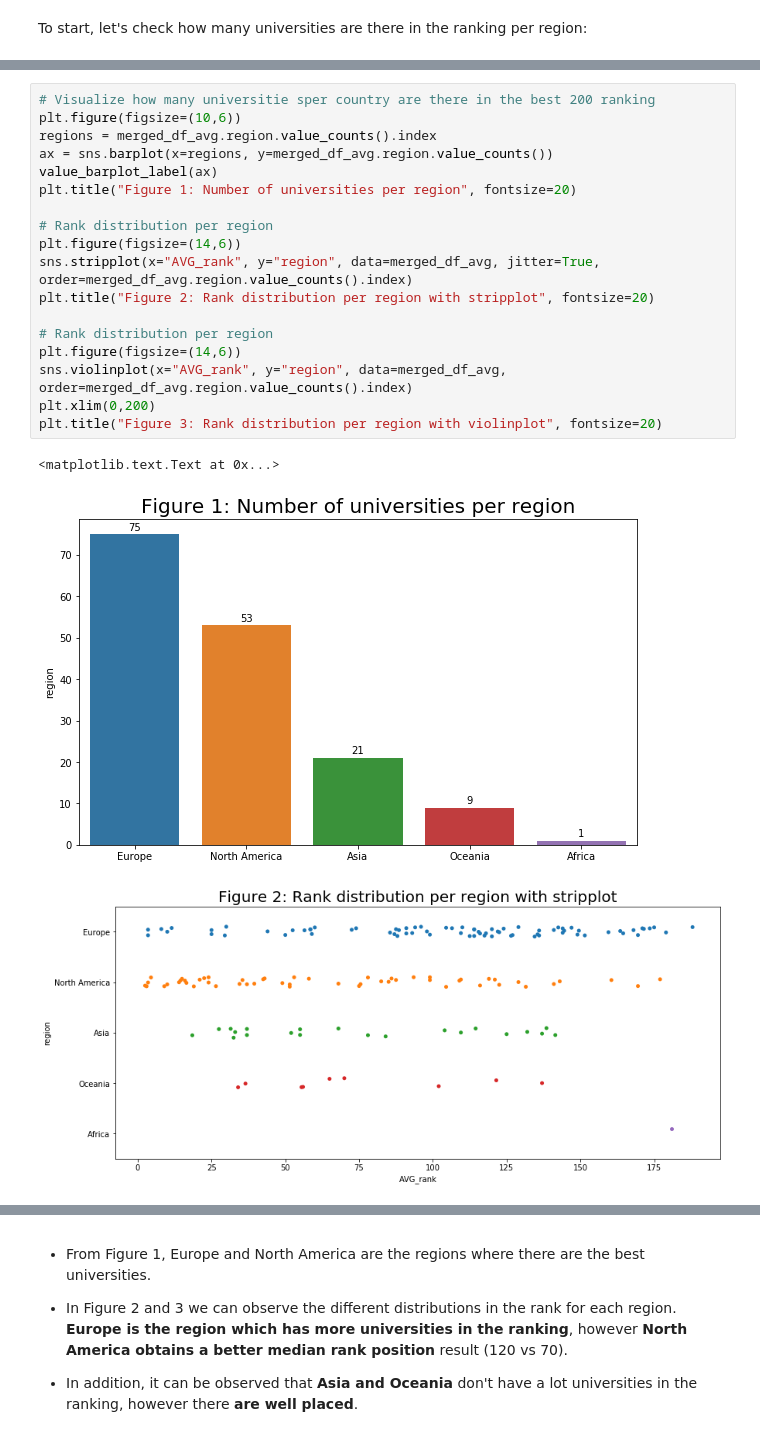
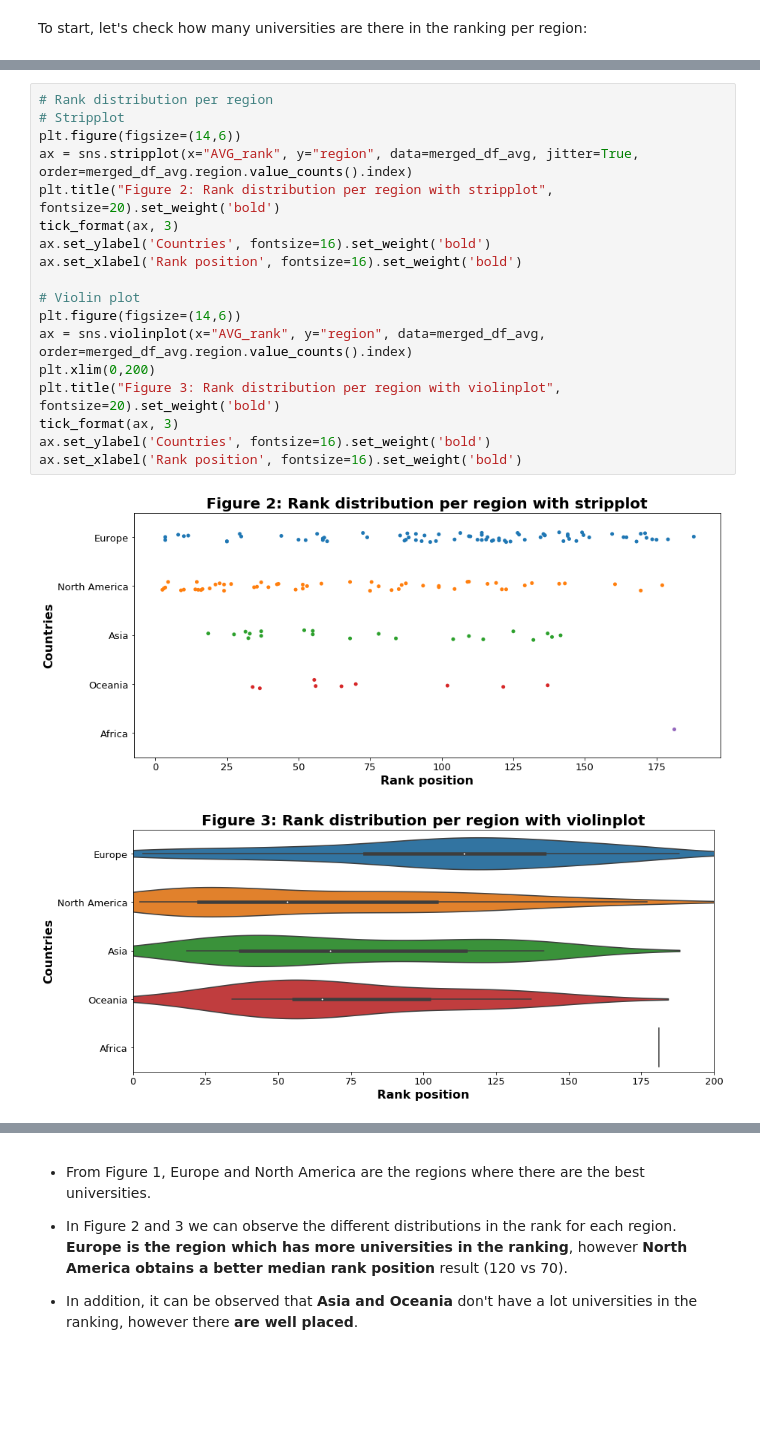
Before and after one commit to LucaZampieri/ADA_homework_LMX, a Jupyter notebook: 02 - Data from the Web/homework2.ipynb, the cells around one changed output, grey strips where cells are left out. Cells and saved outputs as stored; diff of their text form; blank space fills up the shorter version.

Commit message:
Adapt the exploratory with the merged df2

```diff
--- a/02 - Data from the Web/homework2.ipynb
+++ b/02 - Data from the Web/homework2.ipynb
@@ -911,22 +962,21 @@ To start, let's check how many universities are there in the ranking per region:
 # %%
-# Visualize how many universitie sper country are there in the best 200 ranking
-plt.figure(figsize=(10,6))
-regions = merged_df_avg.region.value_counts().index
-ax = sns.barplot(x=regions, y=merged_df_avg.region.value_counts())
-value_barplot_label(ax)
-plt.title("Figure 1: Number of universities per region", fontsize=20)
+# Rank distribution per region
+# Stripplot
+plt.figure(figsize=(14,6))
+ax = sns.stripplot(x="AVG_rank", y="region", data=merged_df_avg, jitter=True, order=merged_df_avg.region.value_counts().index)
+plt.title("Figure 2: Rank distribution per region with stripplot", fontsize=20).set_weight('bold')
+tick_format(ax, 3)
+ax.set_ylabel('Countries', fontsize=16).set_weight('bold')
+ax.set_xlabel('Rank position', fontsize=16).set_weight('bold')
 
-# Rank distribution per region
+# Violin plot
 plt.figure(figsize=(14,6))
-sns.stripplot(x="AVG_rank", y="region", data=merged_df_avg, jitter=True, order=merged_df_avg.region.value_counts().index)
-plt.title("Figure 2: Rank distribution per region with stripplot", fontsize=20)
-
-# Rank distribution per region
-plt.figure(figsize=(14,6))
-sns.violinplot(x="AVG_rank", y="region", data=merged_df_avg, order=merged_df_avg.region.value_counts().index)
+ax = sns.violinplot(x="AVG_rank", y="region", data=merged_df_avg, order=merged_df_avg.region.value_counts().index)
 plt.xlim(0,200)
-plt.title("Figure 3: Rank distribution per region with violinplot", fontsize=20)
+plt.title("Figure 3: Rank distribution per region with violinplot", fontsize=20).set_weight('bold')
+tick_format(ax, 3)
+ax.set_ylabel('Countries', fontsize=16).set_weight('bold')
+ax.set_xlabel('Rank position', fontsize=16).set_weight('bold')
 # %% [output]
-<matplotlib.text.Text at 0x...>
-[figure, old version]
+[figure, new version]
-[figure, old version]
+[figure, new version]
```
Also changed, not shown: parts of 26 cells of this notebook.
